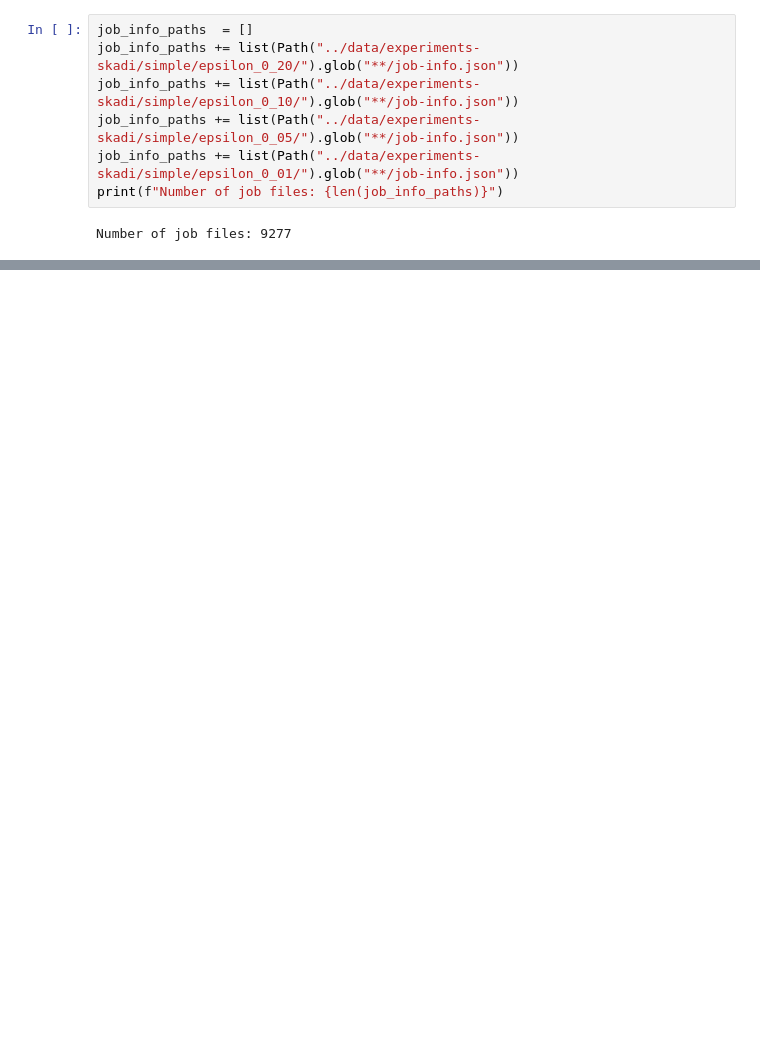
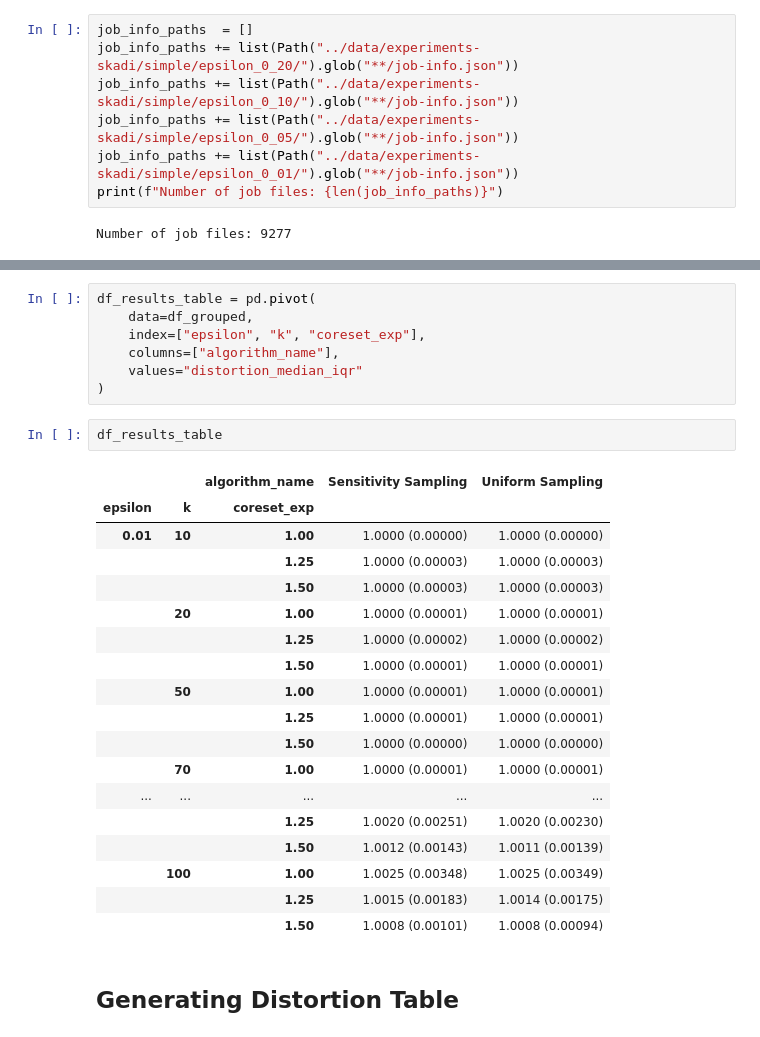
Before and after one commit to sheikhomar/yace, a Jupyter notebook: notebooks/09-results-instance-1.ipynb, the cells around one changed output, grey strips where cells are left out. Drawn from its saved outputs; the diff is of its cells as text; blank space fills up the shorter version.

```diff
--- a/notebooks/09-results-instance-1.ipynb
+++ b/notebooks/09-results-instance-1.ipynb
@@ -168,0 +221,30 @@ fig.savefig(f"plots-boxplot-distortions-instance-1.pdf", bbox_inches="tight")
+# %%
+df_results_table = pd.pivot(
+    data=df_grouped,
+    index=["epsilon", "k", "coreset_exp"],
+    columns=["algorithm_name"],
+    values="distortion_median_iqr"
+)
+# %%
+df_results_table
+# %% [output]
+|  |  | algorithm_name | Sensitivity Sampling | Uniform Sampling |
+| epsilon | k | coreset_exp |  |  |
+| 0.01 | 10 | 1.00 | 1.0000 (0.00000) | 1.0000 (0.00000) |
+|  |  | 1.25 | 1.0000 (0.00003) | 1.0000 (0.00003) |
+|  |  | 1.50 | 1.0000 (0.00003) | 1.0000 (0.00003) |
+|  | 20 | 1.00 | 1.0000 (0.00001) | 1.0000 (0.00001) |
+|  |  | 1.25 | 1.0000 (0.00002) | 1.0000 (0.00002) |
+|  |  | 1.50 | 1.0000 (0.00001) | 1.0000 (0.00001) |
+|  | 50 | 1.00 | 1.0000 (0.00001) | 1.0000 (0.00001) |
+|  |  | 1.25 | 1.0000 (0.00001) | 1.0000 (0.00001) |
+|  |  | 1.50 | 1.0000 (0.00000) | 1.0000 (0.00000) |
+|  | 70 | 1.00 | 1.0000 (0.00001) | 1.0000 (0.00001) |
+| ... | ... | ... | ... | ... |
+|  |  | 1.25 | 1.0020 (0.00251) | 1.0020 (0.00230) |
+|  |  | 1.50 | 1.0012 (0.00143) | 1.0011 (0.00139) |
+|  | 100 | 1.00 | 1.0025 (0.00348) | 1.0025 (0.00349) |
+|  |  | 1.25 | 1.0015 (0.00183) | 1.0014 (0.00175) |
+|  |  | 1.50 | 1.0008 (0.00101) | 1.0008 (0.00094) |
+# %% [markdown]
+## Generating Distortion Table
```
Also changed, not shown: parts of 9 cells of this notebook, 1 other file.
